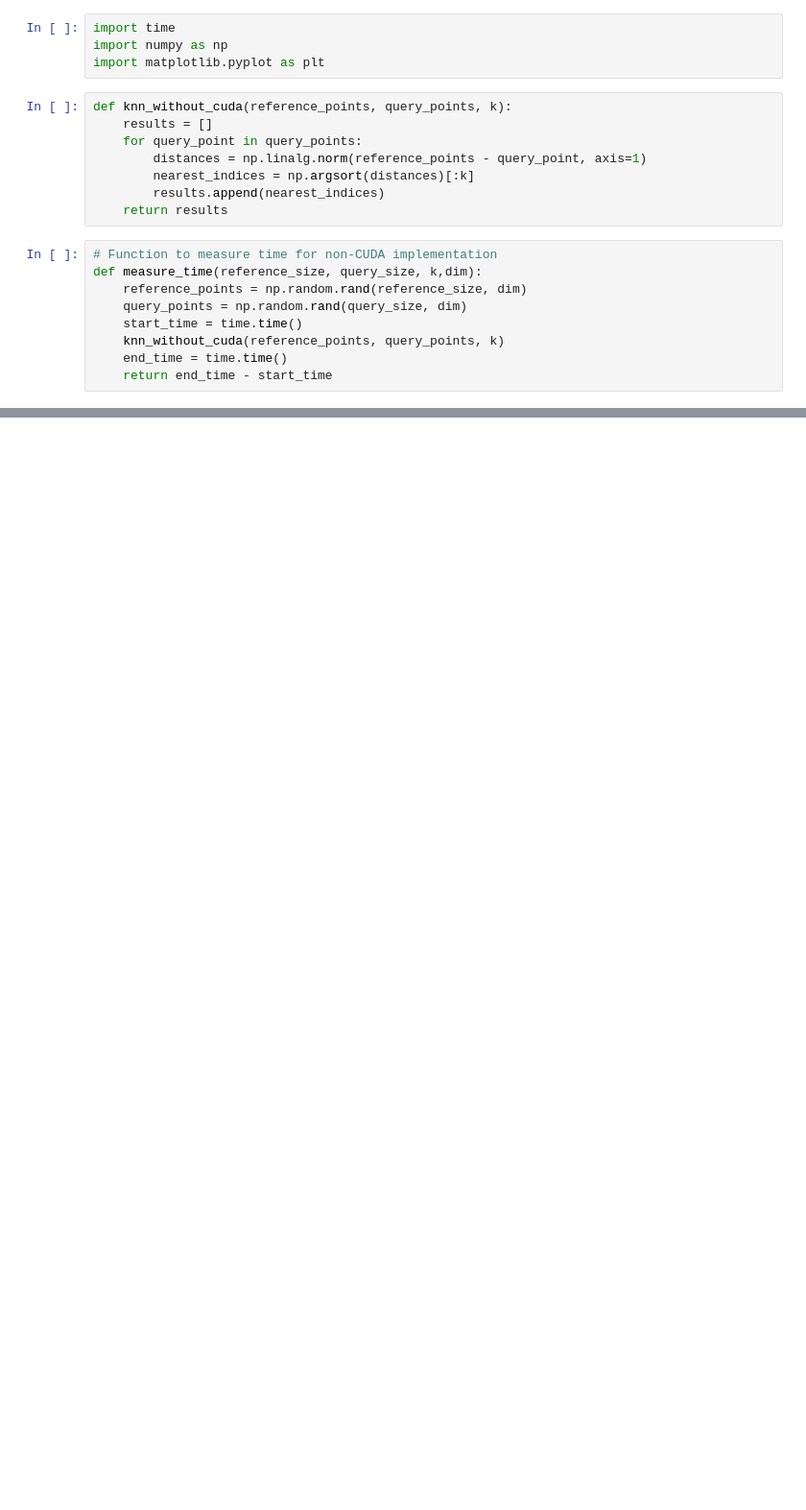
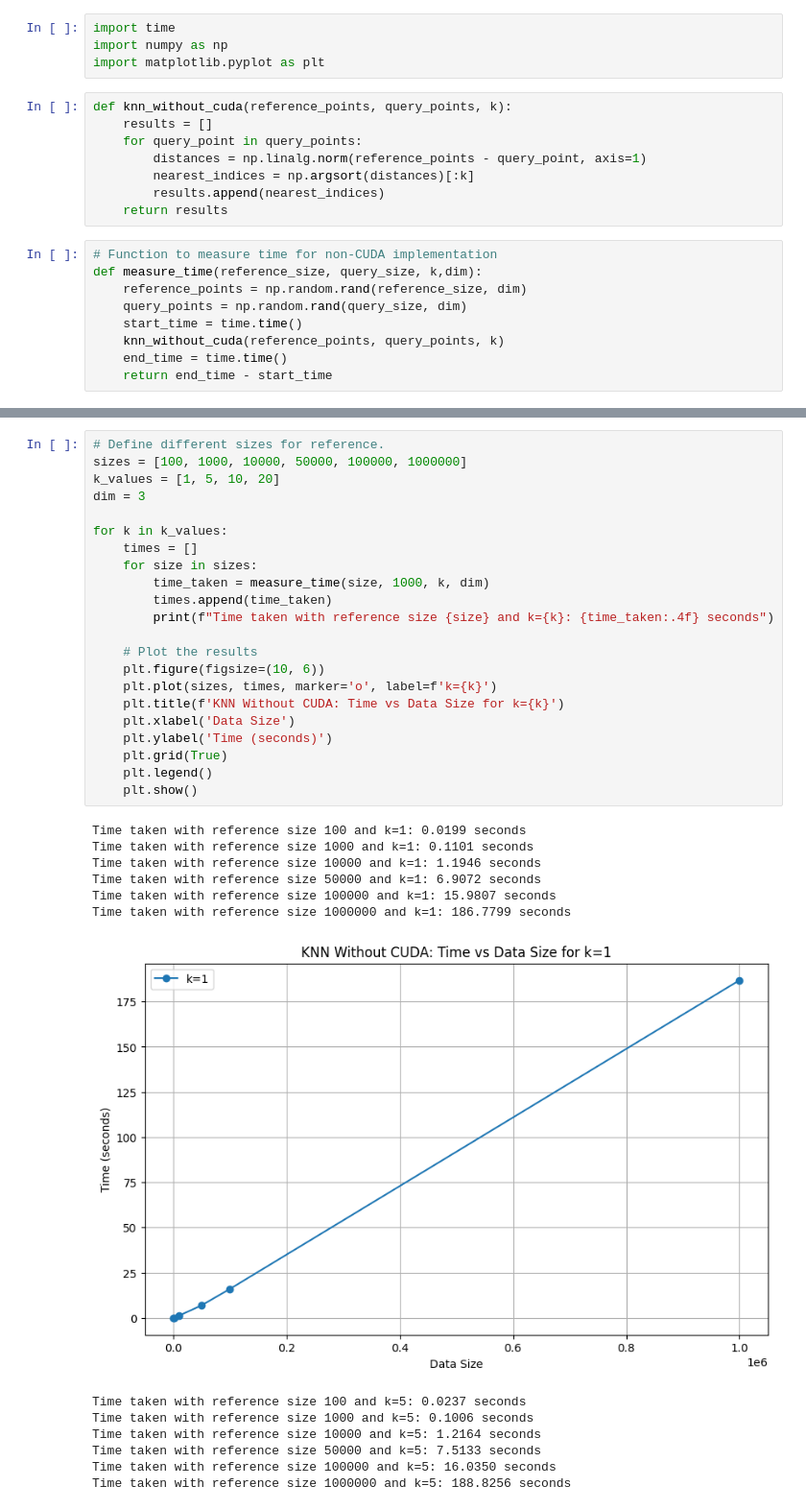
Before and after one commit to hebaashraf21/KNN_K-means_PCA_CUDA_Implementation, a Jupyter notebook: knn/knn_cpu.ipynb, the cells around one changed output, grey strips where cells are left out. Shown at 96% size. Saved outputs shown, nothing was run; the diff lists cells and outputs as text; blank space fills up the shorter version.

Commit message:
different values for k

```diff
--- a/knn/knn_cpu.ipynb
+++ b/knn/knn_cpu.ipynb
@@ -49,0 +51,36 @@ Time taken with reference size 100000 and query size 10000: 129.8807 seconds
+# %%
+# Define different sizes for reference.
+sizes = [100, 1000, 10000, 50000, 100000, 1000000]
+k_values = [1, 5, 10, 20]
+dim = 3
+
+for k in k_values:
+    times = []
+    for size in sizes:
+        time_taken = measure_time(size, 1000, k, dim)
+        times.append(time_taken)
+        print(f"Time taken with reference size {size} and k={k}: {time_taken:.4f} seconds")
+
+    # Plot the results
+    plt.figure(figsize=(10, 6))
+    plt.plot(sizes, times, marker='o', label=f'k={k}')
+    plt.title(f'KNN Without CUDA: Time vs Data Size for k={k}')
+    plt.xlabel('Data Size')
+    plt.ylabel('Time (seconds)')
+    plt.grid(True)
+    plt.legend()
+    plt.show()
+# %% [output]
+Time taken with reference size 100 and k=1: 0.0199 seconds
+Time taken with reference size 1000 and k=1: 0.1101 seconds
+Time taken with reference size 10000 and k=1: 1.1946 seconds
+Time taken with reference size 50000 and k=1: 6.9072 seconds
+Time taken with reference size 100000 and k=1: 15.9807 seconds
+Time taken with reference size 1000000 and k=1: 186.7799 seconds
+[figure, added]
+Time taken with reference size 100 and k=5: 0.0237 seconds
+Time taken with reference size 1000 and k=5: 0.1006 seconds
+Time taken with reference size 10000 and k=5: 1.2164 seconds
+Time taken with reference size 50000 and k=5: 7.5133 seconds
+Time taken with reference size 100000 and k=5: 16.0350 seconds
+Time taken with reference size 1000000 and k=5: 188.8256 seconds
```
Also changed, not shown: parts of 2 cells of this notebook.
